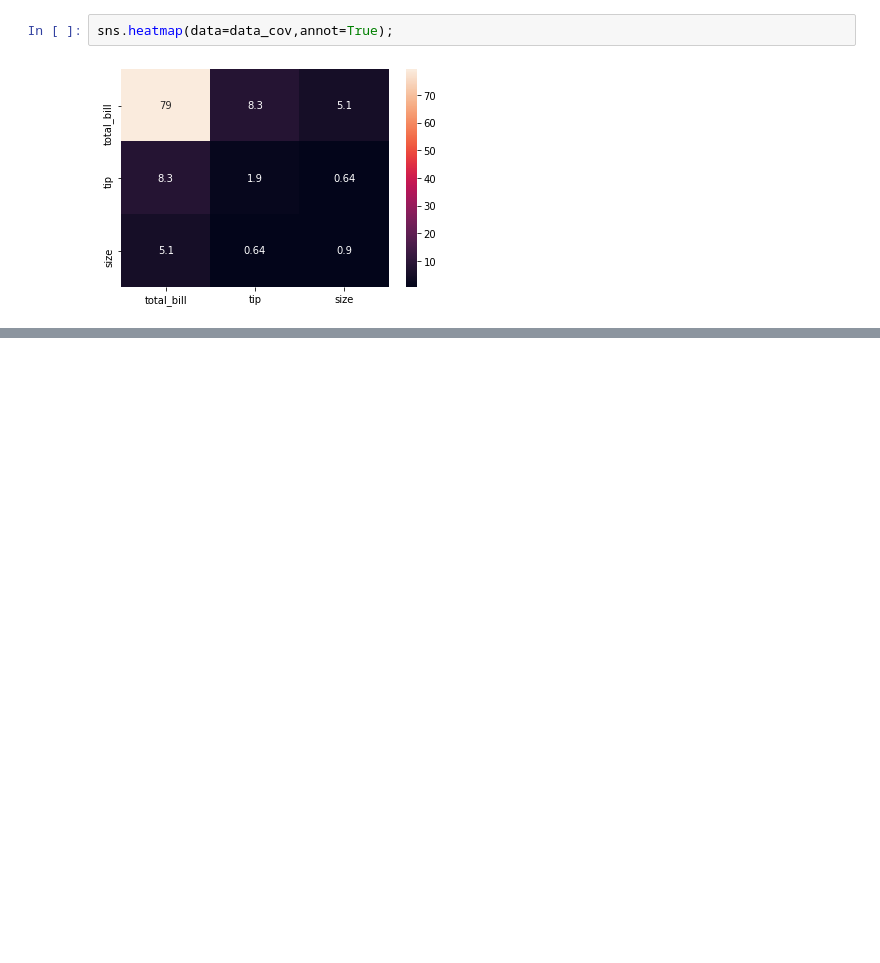
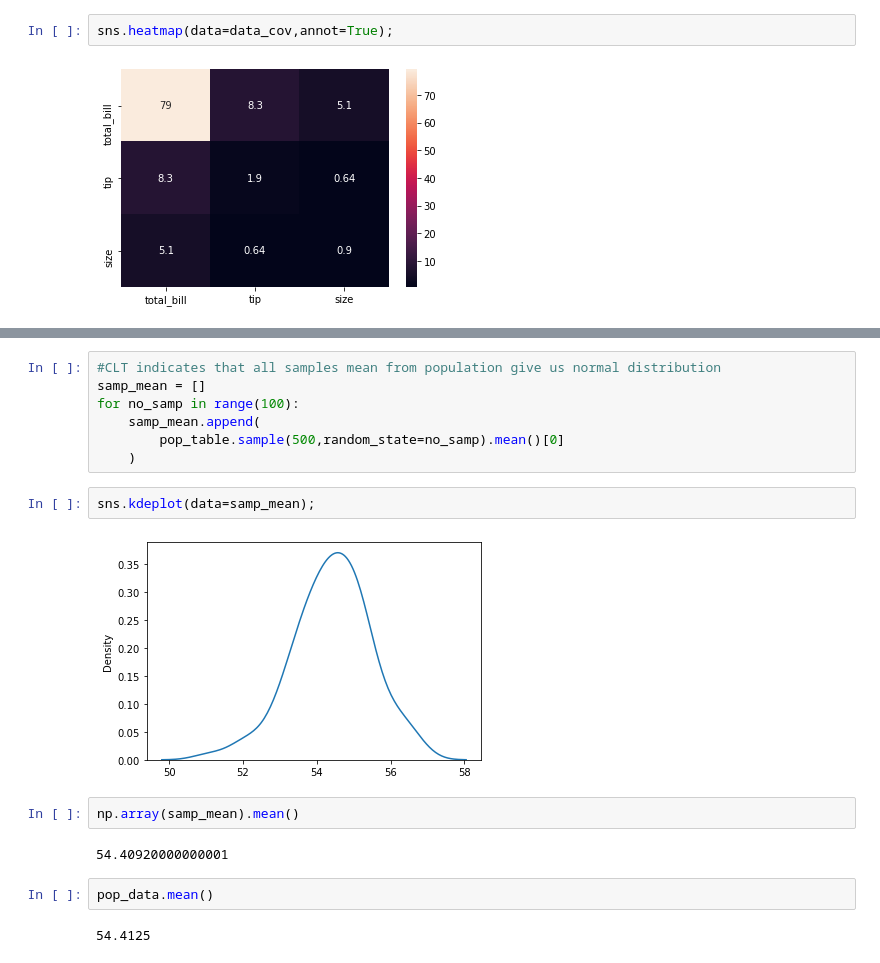
Before and after one commit to saleemullah7654321/DataScience, a Jupyter notebook: 1.Statistics.ipynb, the cells around one changed output, grey strips where cells are left out. Saved outputs shown, nothing was run; the diff lists cells and outputs as text; blank space fills up the shorter version.

```diff
--- a/1.Statistics.ipynb
+++ b/1.Statistics.ipynb
@@ -716,0 +743,19 @@ The Centeral Limit Theorem(CLT) states that when plotting a sample distribution
+# %%
+#CLT indicates that all samples mean from population give us normal distribution
+samp_mean = []
+for no_samp in range(100):
+    samp_mean.append(
+        pop_table.sample(500,random_state=no_samp).mean()[0]
+    )
+# %%
+sns.kdeplot(data=samp_mean);
+# %% [output]
+[figure, added]
+# %%
+np.array(samp_mean).mean()
+# %% [output]
+54.40920000000001
+# %%
+pop_data.mean()
+# %% [output]
+54.4125
```
Also changed, not shown: parts of 7 cells of this notebook.
